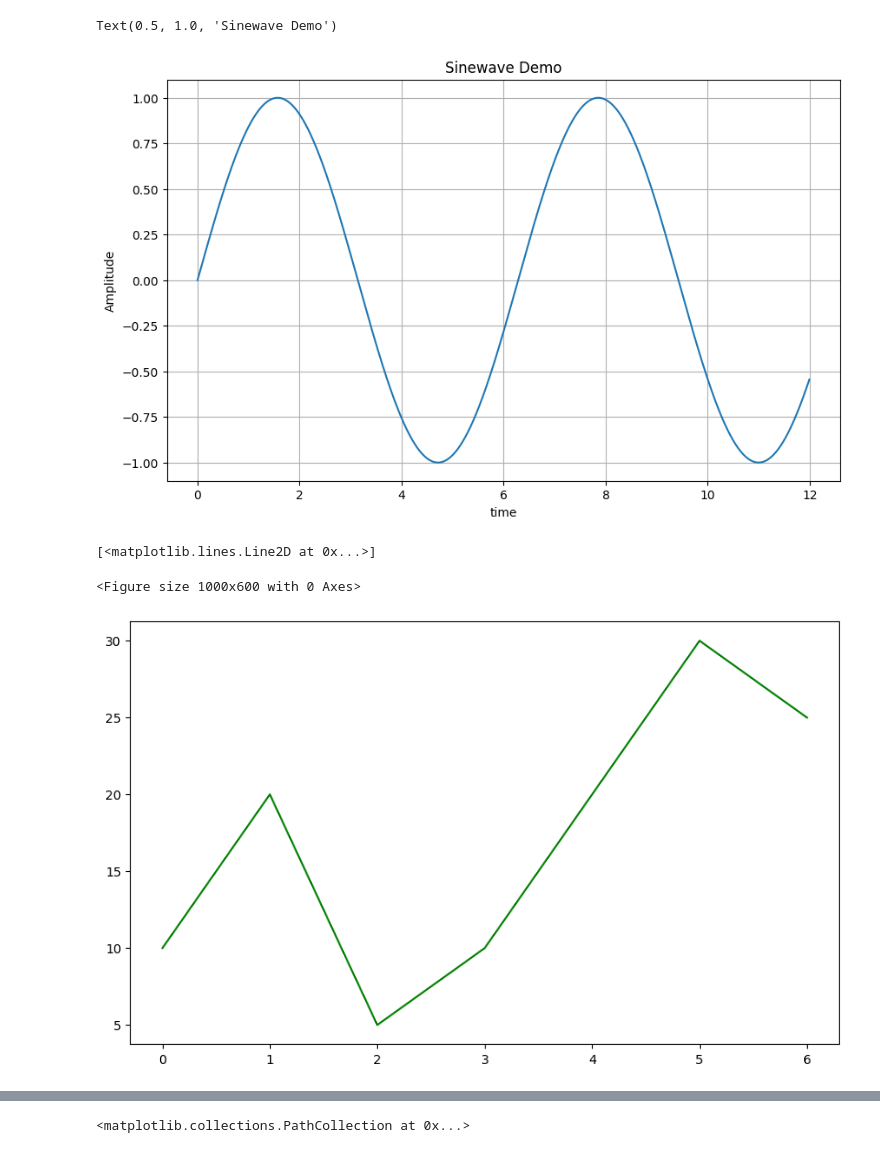
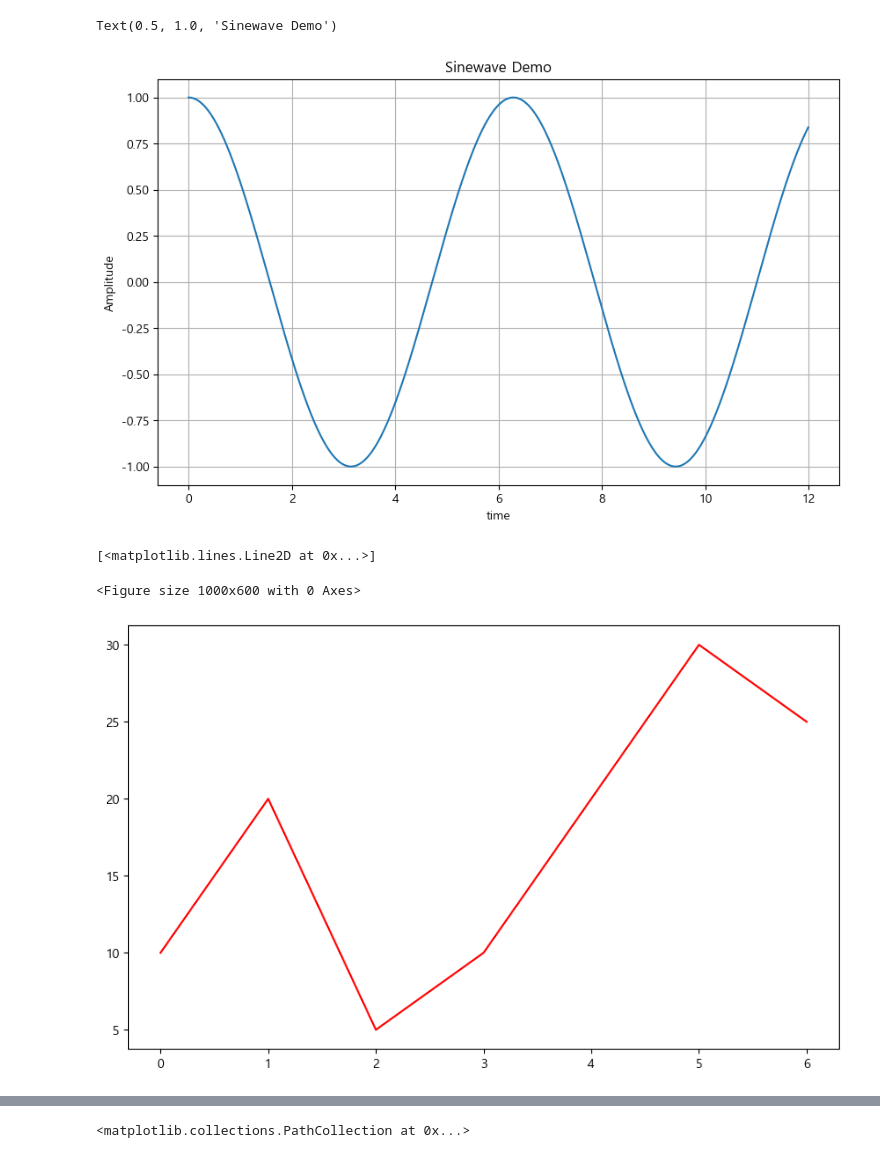
Before and after one commit to papasmf1/python250318, a Jupyter notebook: Pandas06_matplotlib으로차트그리기.ipynb, the cells around one changed output, grey strips where cells are left out. Drawn from its saved outputs; the diff is of its cells as text; code cells hidden in the pictures.

```diff
--- a/Pandas06_matplotlib으로차트그리기.ipynb
+++ b/Pandas06_matplotlib으로차트그리기.ipynb
@@ -13,27 +13,27 @@ plt.plot(t, y)
 # %%
 plt.figure(figsize=(10,6))
 t = np.arange(0, 12, 0.01)
-y = np.sin(t)
+y = np.cos(t)
 plt.plot(t, y)
 plt.grid()
 plt.xlabel('time')
 plt.ylabel('Amplitude')
 plt.title('Sinewave Demo')
 # %% [output]
 Text(0.5, 1.0, 'Sinewave Demo')
-[figure, old version]
+[figure, new version]
 # %%
 plt.figure(figsize=(10,6))
-
+#X축과 Y축 코딩
 t = [0, 1, 2, 3, 4, 5, 6]
 y = [10, 20, 5, 10, 20, 30, 25]
 
 plt.figure(figsize=(10,6))
-plt.plot(t, y, color='green')
+plt.plot(t, y, color='red')
 # %% [output]
 [<matplotlib.lines.Line2D at 0x...>]
 <Figure size 1000x600 with 0 Axes>
-[figure, old version]
+[figure, new version]
 # %%
 #linestyle을 dashed로 지정한 경우
 plt.figure(figsize=(10,6))
```
Also changed, not shown: parts of 7 cells of this notebook.
